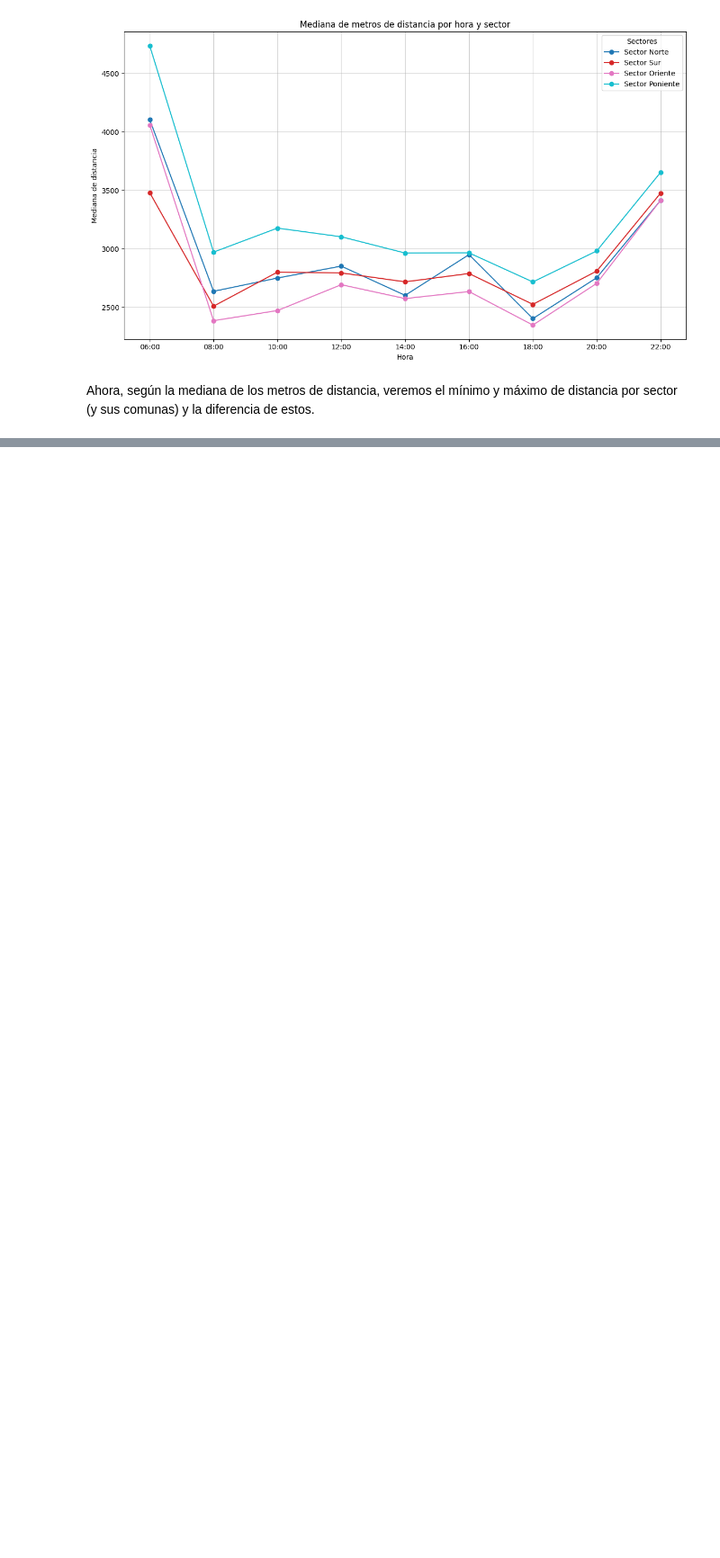
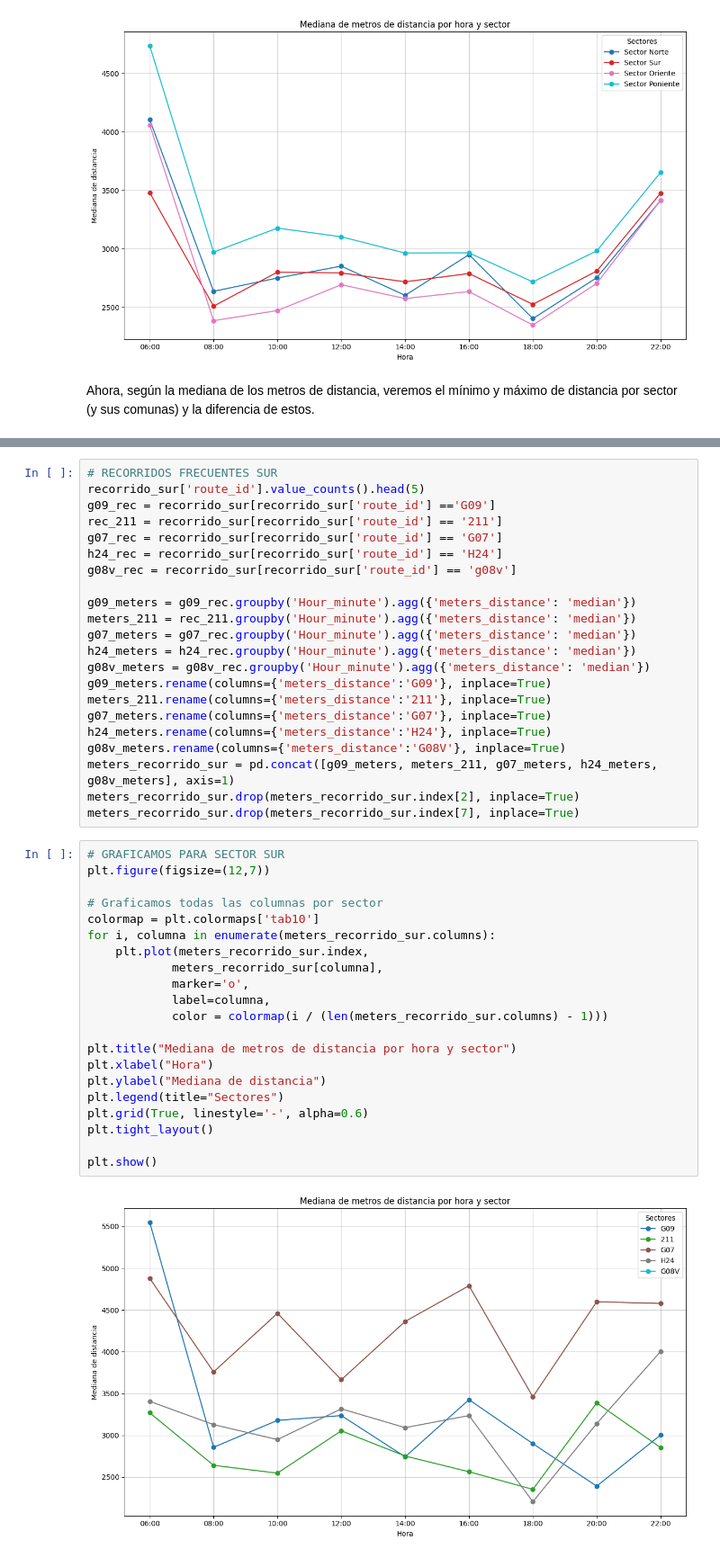
Before and after one commit to vpardoss/squadecaedro, a Jupyter notebook: analisis_data.ipynb, the cells around one changed output, grey strips where cells are left out. Shown at 90% size. Drawn from its saved outputs; the diff is of its cells as text; blank space fills up the shorter version.

```diff
--- a/analisis_data.ipynb
+++ b/analisis_data.ipynb
@@ -333,0 +355,45 @@ plt.show()
+# %%
+# RECORRIDOS FRECUENTES SUR
+recorrido_sur['route_id'].value_counts().head(5)
+g09_rec = recorrido_sur[recorrido_sur['route_id'] =='G09']
+rec_211 = recorrido_sur[recorrido_sur['route_id'] == '211']
+g07_rec = recorrido_sur[recorrido_sur['route_id'] == 'G07']
+h24_rec = recorrido_sur[recorrido_sur['route_id'] == 'H24']
+g08v_rec = recorrido_sur[recorrido_sur['route_id'] == 'g08v']
+
+g09_meters = g09_rec.groupby('Hour_minute').agg({'meters_distance': 'median'})
+meters_211 = rec_211.groupby('Hour_minute').agg({'meters_distance': 'median'})
+g07_meters = g07_rec.groupby('Hour_minute').agg({'meters_distance': 'median'})
+h24_meters = h24_rec.groupby('Hour_minute').agg({'meters_distance': 'median'})
+g08v_meters = g08v_rec.groupby('Hour_minute').agg({'meters_distance': 'median'})
+g09_meters.rename(columns={'meters_distance':'G09'}, inplace=True)
+meters_211.rename(columns={'meters_distance':'211'}, inplace=True)
+g07_meters.rename(columns={'meters_distance':'G07'}, inplace=True)
+h24_meters.rename(columns={'meters_distance':'H24'}, inplace=True)
+g08v_meters.rename(columns={'meters_distance':'G08V'}, inplace=True)
+meters_recorrido_sur = pd.concat([g09_meters, meters_211, g07_meters, h24_meters, g08v_meters], axis=1)
+meters_recorrido_sur.drop(meters_recorrido_sur.index[2], inplace=True)
+meters_recorrido_sur.drop(meters_recorrido_sur.index[7], inplace=True)
+# %%
+# GRAFICAMOS PARA SECTOR SUR
+plt.figure(figsize=(12,7))
+
+# Graficamos todas las columnas por sector
+colormap = plt.colormaps['tab10']
+for i, columna in enumerate(meters_recorrido_sur.columns):
+    plt.plot(meters_recorrido_sur.index,
+            meters_recorrido_sur[columna],
+            marker='o',
+            label=columna,
+            color = colormap(i / (len(meters_recorrido_sur.columns) - 1)))
+
+plt.title("Mediana de metros de distancia por hora y sector")
+plt.xlabel("Hora")
+plt.ylabel("Mediana de distancia")
+plt.legend(title="Sectores")
+plt.grid(True, linestyle='-', alpha=0.6)
+plt.tight_layout()
+
+plt.show()
+# %% [output]
+[figure, added]
```
Also changed, not shown: parts of 10 cells of this notebook.
